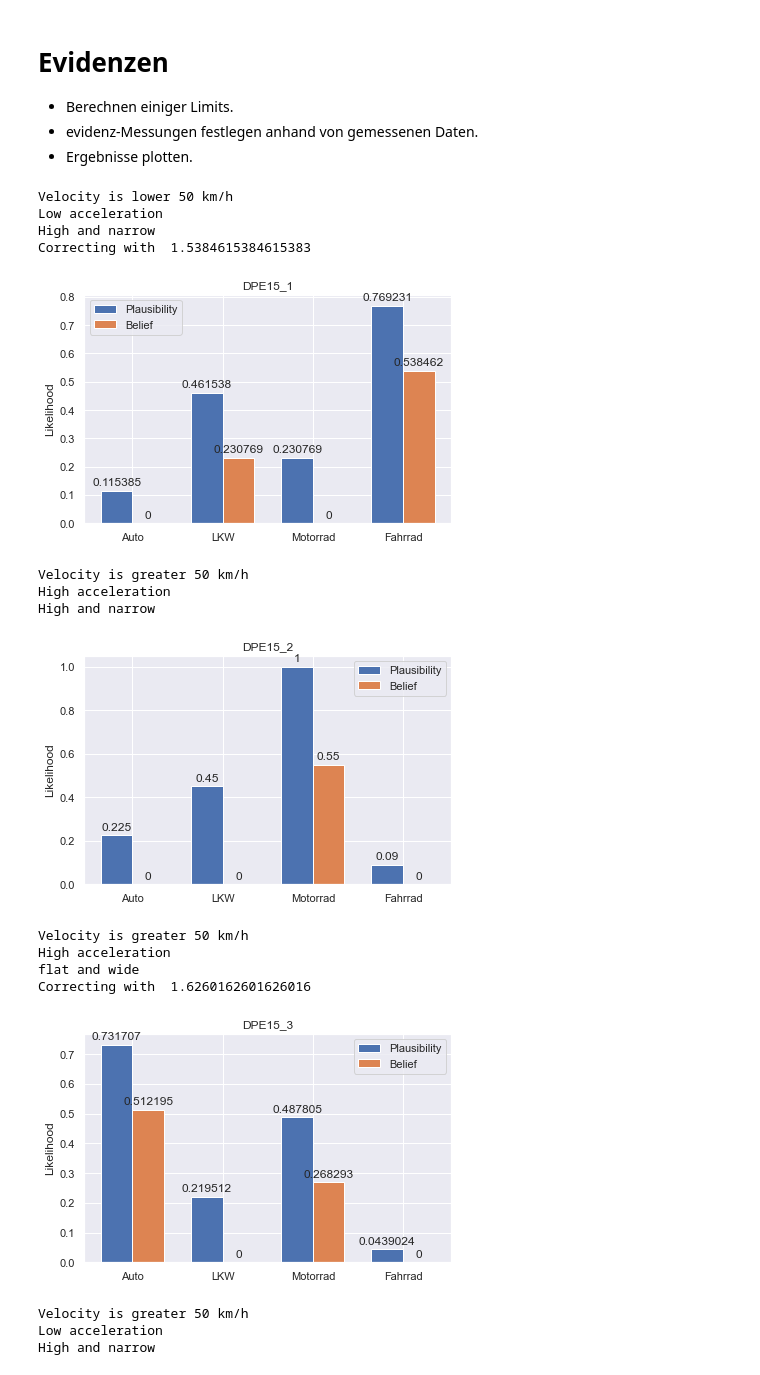
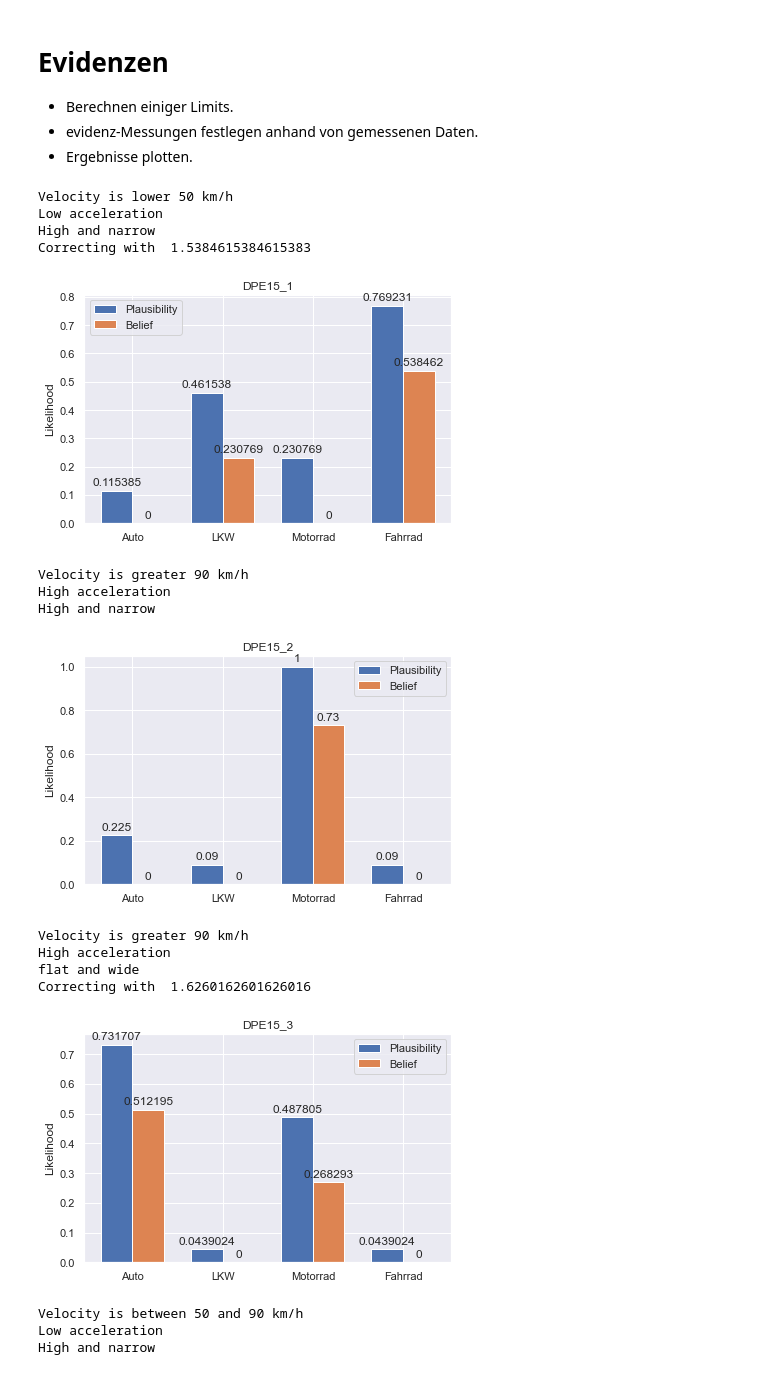
Before and after one commit to JanTSV/Evidenztheorie, a Jupyter notebook: main.ipynb, the cells around one changed output. Saved outputs shown, nothing was run; the diff lists cells and outputs as text; code cells hidden in the pictures.

```diff
--- a/main.ipynb
+++ b/main.ipynb
@@ -295,15 +296,21 @@ def estimate_vehicle_type(df, title):
     # Check type of vehicle on basis of its velocity
     # At a speed greater than 50 it is unlikely to deal with a bicycle
     range_speed_greater_50 = get_max_range_by_criterion(df["v(km/h)"], lambda x : x >= 50)
-    if range_speed_greater_50 >= 10:
-        print("Velocity is greater 50 km/h")
+    range_speed_greater_90 = get_max_range_by_criterion(df["v(km/h)"], lambda x : x >= 90)
+    if range_speed_greater_50 >= 10 and range_speed_greater_90 < 10:
+        print("Velocity is between 50 and 90 km/h")
         handler.add_measure([
             Measure(["Auto", "LKW", "Motorrad"], 0.8)
         ])
-    else:
+    elif range_speed_greater_50 < 10:
         print("Velocity is lower 50 km/h")
         handler.add_measure([
             Measure(["Fahrrad"], 0.7)
+        ])
+    elif range_speed_greater_90 >= 10:
+        print("Velocity is greater 90 km/h")
+        handler.add_measure([
+            Measure(["Auto", "Motorrad"], 0.8)
         ])
 
     # Check type of vehicle on basis of its acceleration
@@ -349,41 +356,41 @@ def estimate_vehicle_type(df, title):
     # Plot plausibilities and beliefs
     width = 0.35
     x = np.arange(len(categories))
     fig, ax = plt.subplots()
     rects1 = ax.bar(x - width/2, pls, width, label="Plausibility")
     rects2 = ax.bar(x + width/2, blfs, width, label="Belief")
 
     # Add some text for labels, title and custom x-axis tick labels, etc.
     ax.set_ylabel("Likelihood")
     ax.set_title(title)
     ax.set_xticks(x, categories)
     ax.legend()
     ax.bar_label(rects1, padding=3)
     ax.bar_label(rects2, padding=3)
     fig.tight_layout()
 
     plt.savefig(F"pics/{title}.png")
     plt.show()
 
 # Estimate types for all sensor datas.
 for name, df in data_dict.items():
     estimate_vehicle_type(df, name)
 # %% [output]
 Velocity is lower 50 km/h
 Low acceleration
 High and narrow
 Correcting with  1.5384615384615383
 [figure]
-Velocity is greater 50 km/h
+Velocity is greater 90 km/h
 High acceleration
 High and narrow
-[figure, old version]
+[figure, new version]
-Velocity is greater 50 km/h
+Velocity is greater 90 km/h
 High acceleration
 flat and wide
 Correcting with  1.6260162601626016
-[figure, old version]
+[figure, new version]
-Velocity is greater 50 km/h
+Velocity is between 50 and 90 km/h
 Low acceleration
 High and narrow
 [figure]
```
Also changed, not shown: parts of 2 cells of this notebook.
